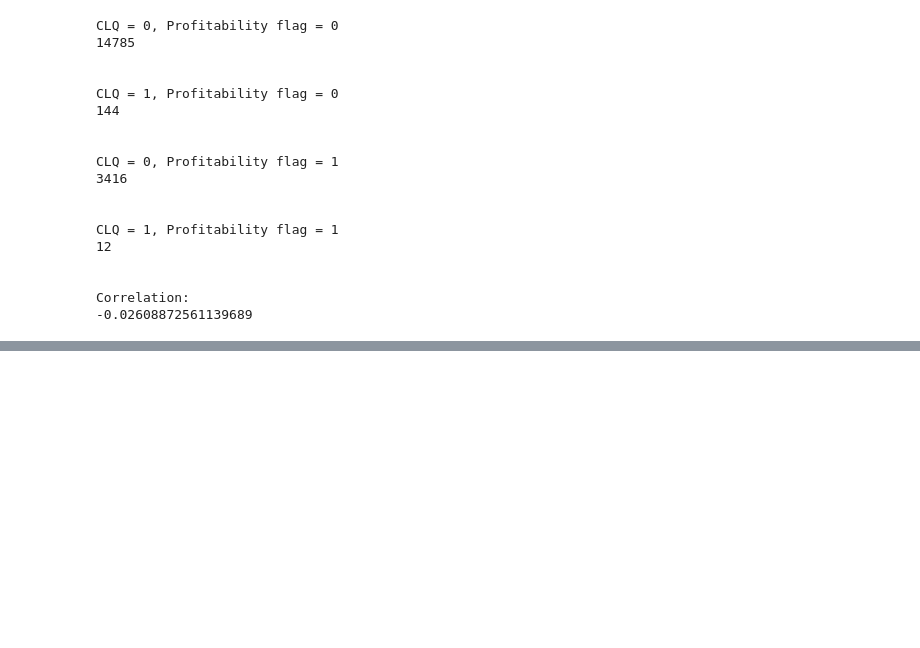
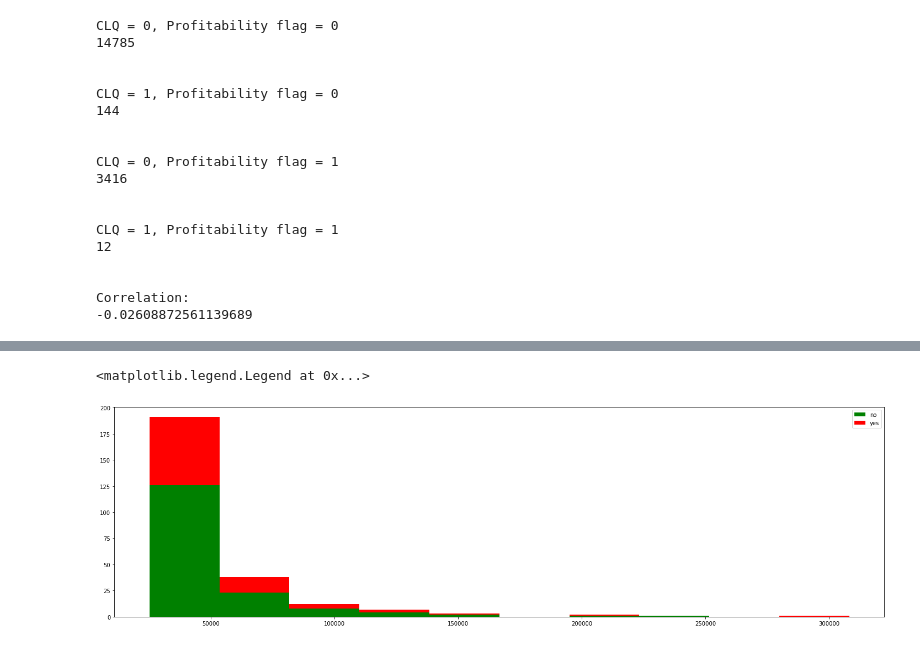
Before and after one commit to param-kothari/Amex-AnalyseThis2020, a Jupyter notebook: dataClean_dataAnal.ipynb, the cells around one changed output, grey strips where cells are left out. Drawn from its saved outputs; the diff is of its cells as text; code cells hidden in the pictures; blank space fills up the shorter version.

```diff
--- a/dataClean_dataAnal.ipynb
+++ b/dataClean_dataAnal.ipynb
@@ -286,0 +309,11 @@ Correlation:
+# %%
+#Histogram: x-axis=total spend in last 6 months
+
+figure = plt.figure(figsize=(25, 7))
+bin_value = 10
+spend_limit = 25000
+plt.hist([data['pre6m_cust_spend'][data['pre6m_cust_spend'] >= spend_limit][data['profitable_flag'] == 0], data['pre6m_cust_spend'][data['pre6m_cust_spend'] >= spend_limit][data['profitable_flag'] == 1]], stacked= True, color = ['g', 'r'], bins =bin_value, label = ['no', 'yes'])
+plt.legend()
+# %% [output]
+<matplotlib.legend.Legend at 0x...>
+[figure, added]
```
Also changed, not shown: parts of 7 cells of this notebook.
